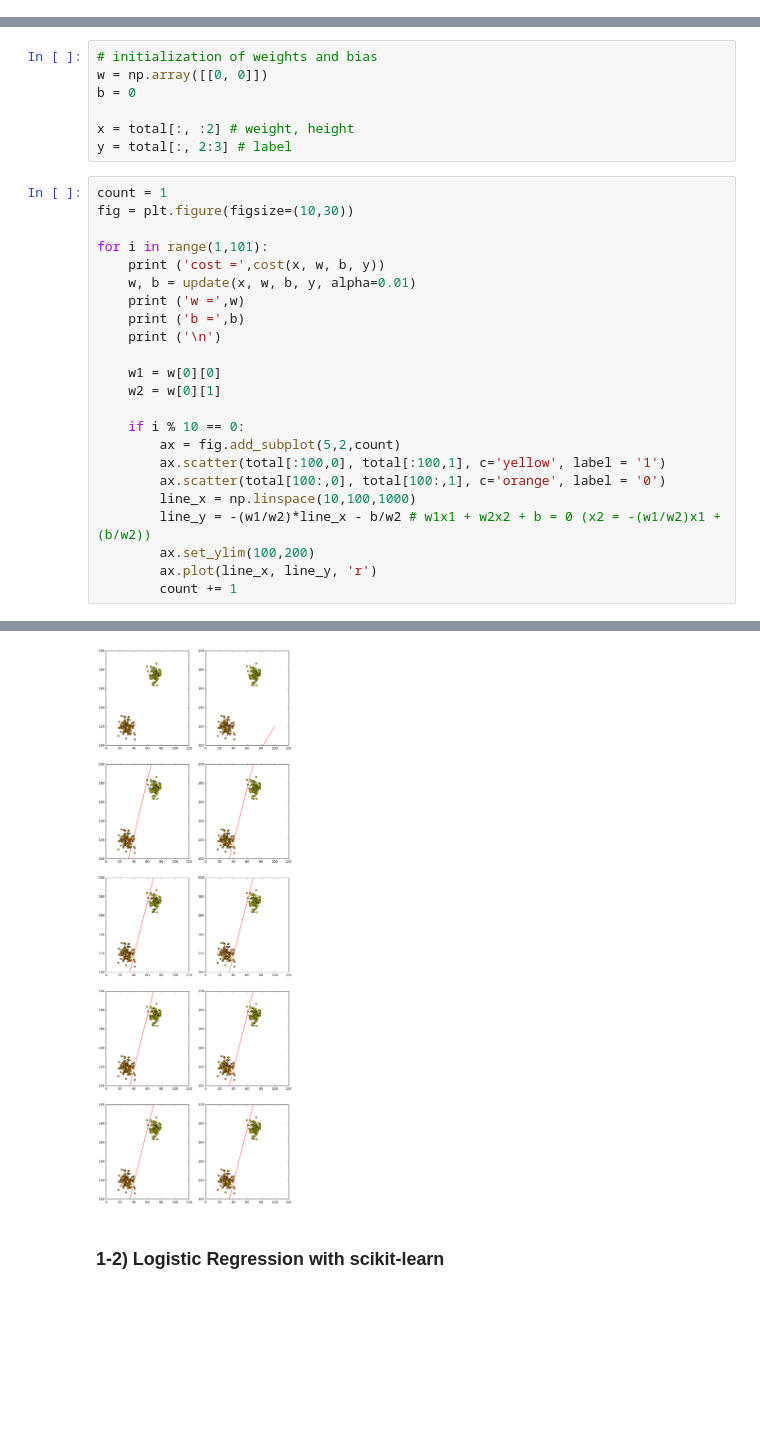
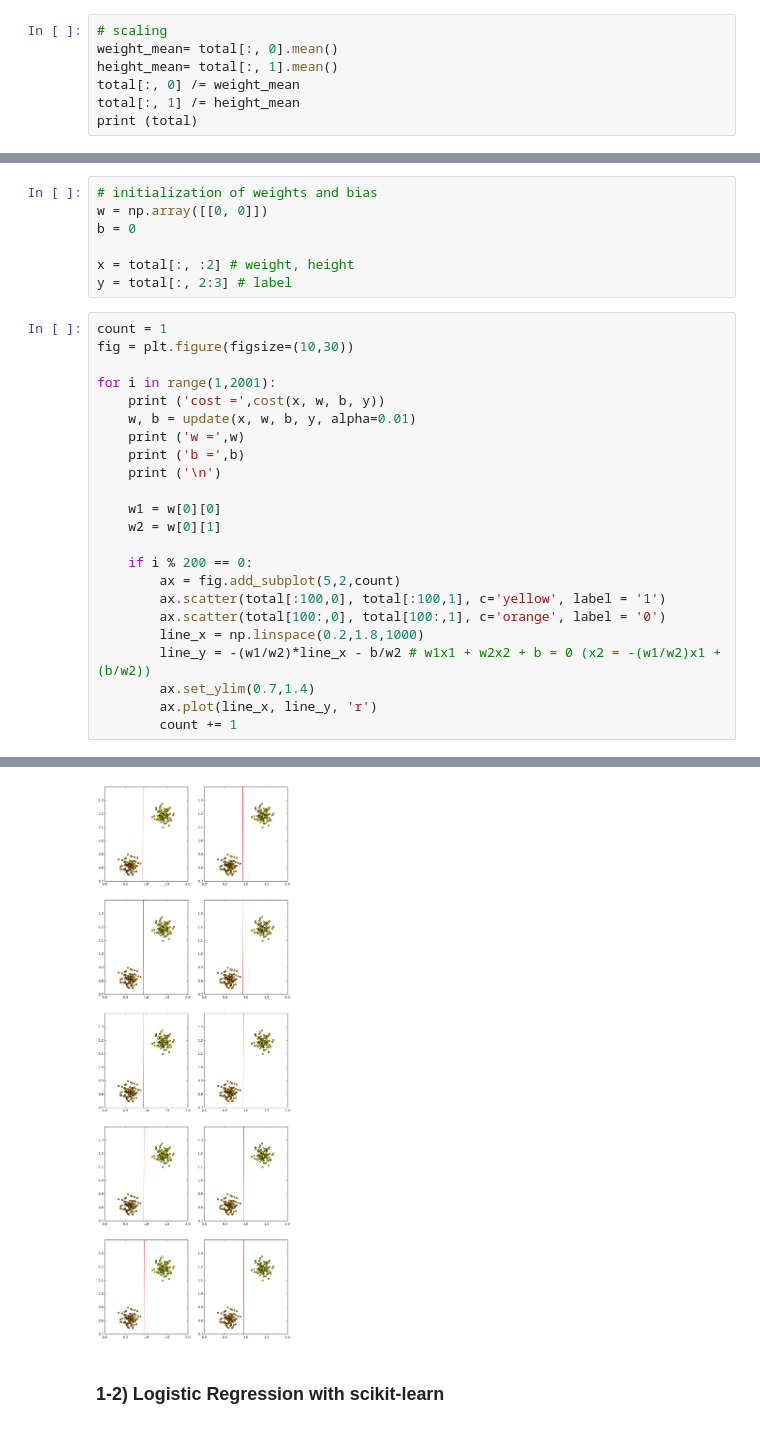
Before and after one commit to Artia-Inspirenet/ML_lecture, a Jupyter notebook: Machine_Learning/Logistic_Regression.ipynb, the cells around one changed output, grey strips where cells are left out. Drawn from its saved outputs; the diff is of its cells as text; blank space fills up the shorter version.

```diff
--- a/Machine_Learning/Logistic_Regression.ipynb
+++ b/Machine_Learning/Logistic_Regression.ipynb
@@ -191,0 +185,7 @@ print (total)
+# %%
+# scaling
+weight_mean= total[:, 0].mean()
+height_mean= total[:, 1].mean()
+total[:, 0] /= weight_mean
+total[:, 1] /= height_mean
+print (total)
@@ -235,7 +253,7 @@ y = total[:, 2:3] # label
 count = 1
 fig = plt.figure(figsize=(10,30))
 
-for i in range(1,101):
+for i in range(1,2001):
     print ('cost =',cost(x, w, b, y))
     w, b = update(x, w, b, y, alpha=0.01)
     print ('w =',w)
@@ -245,13 +263,13 @@ for i in range(1,101):
     w1 = w[0][0]
     w2 = w[0][1]
 
-    if i % 10 == 0:
+    if i % 200 == 0:
         ax = fig.add_subplot(5,2,count)
         ax.scatter(total[:100,0], total[:100,1], c='yellow', label = '1')
         ax.scatter(total[100:,0], total[100:,1], c='orange', label = '0')
-        line_x = np.linspace(10,100,1000)
+        line_x = np.linspace(0.2,1.8,1000)
         line_y = -(w1/w2)*line_x - b/w2 # w1x1 + w2x2 + b = 0 (x2 = -(w1/w2)x1 + (b/w2))
-        ax.set_ylim(100,200)
+        ax.set_ylim(0.7,1.4)
         ax.plot(line_x, line_y, 'r')
         count += 1
 # %% [output]
@@ -275,4 +293,4 @@ b = [-0.06534024]
-[figure, old version]
+[figure, new version]
 # %% [markdown]
 ### 1-2) Logistic Regression with scikit-learn
 # %%
```
Also changed, not shown: parts of 15 cells of this notebook, 5 other files.
